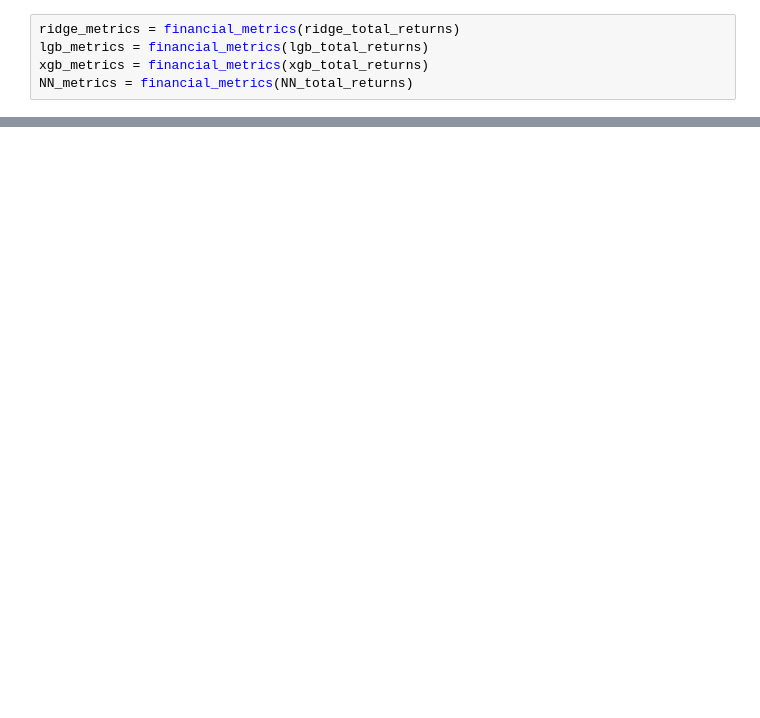
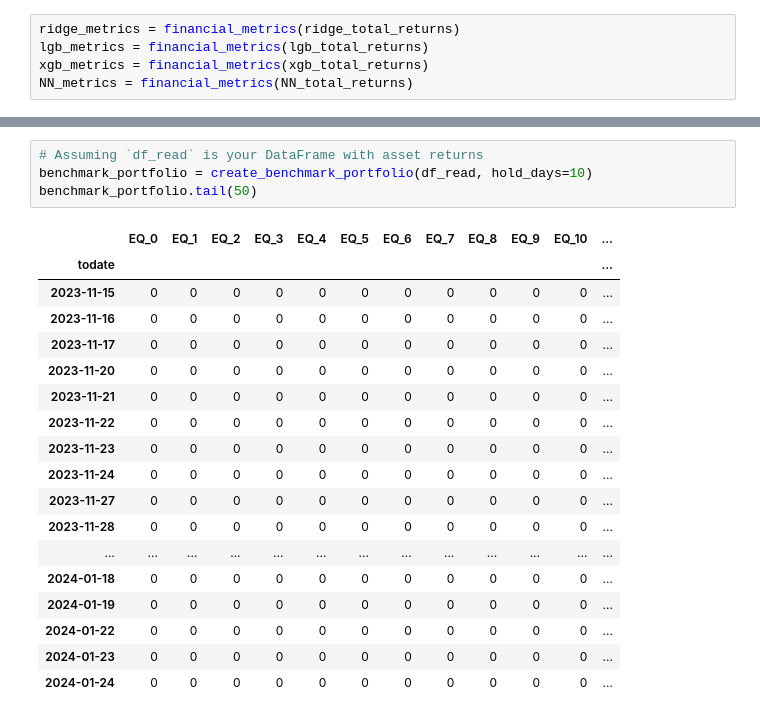
Before and after one commit to OscarAzrak/Master-thesis, a Jupyter notebook: Files/Codes.ipynb, the cells around one changed output, grey strips where cells are left out. Saved outputs shown, nothing was run; the diff lists cells and outputs as text; blank space fills up the shorter version.

Commit message:
börjat med benchmark portf

```diff
--- a/Files/Codes.ipynb
+++ b/Files/Codes.ipynb
@@ -404,0 +400,23 @@ benchmark_weights.tail(1000)
+# %%
+# Assuming `df_read` is your DataFrame with asset returns
+benchmark_portfolio = create_benchmark_portfolio(df_read, hold_days=10)
+benchmark_portfolio.tail(50)
+# %% [output]
+|  | EQ_0 | EQ_1 | EQ_2 | EQ_3 | EQ_4 | EQ_5 | EQ_6 | EQ_7 | EQ_8 | EQ_9 | EQ_10 | ... |
+| todate |  |  |  |  |  |  |  |  |  |  |  | ... |
+| 2023-11-15 | 0 | 0 | 0 | 0 | 0 | 0 | 0 | 0 | 0 | 0 | 0 | ... |
+| 2023-11-16 | 0 | 0 | 0 | 0 | 0 | 0 | 0 | 0 | 0 | 0 | 0 | ... |
+| 2023-11-17 | 0 | 0 | 0 | 0 | 0 | 0 | 0 | 0 | 0 | 0 | 0 | ... |
+| 2023-11-20 | 0 | 0 | 0 | 0 | 0 | 0 | 0 | 0 | 0 | 0 | 0 | ... |
+| 2023-11-21 | 0 | 0 | 0 | 0 | 0 | 0 | 0 | 0 | 0 | 0 | 0 | ... |
+| 2023-11-22 | 0 | 0 | 0 | 0 | 0 | 0 | 0 | 0 | 0 | 0 | 0 | ... |
+| 2023-11-23 | 0 | 0 | 0 | 0 | 0 | 0 | 0 | 0 | 0 | 0 | 0 | ... |
+| 2023-11-24 | 0 | 0 | 0 | 0 | 0 | 0 | 0 | 0 | 0 | 0 | 0 | ... |
+| 2023-11-27 | 0 | 0 | 0 | 0 | 0 | 0 | 0 | 0 | 0 | 0 | 0 | ... |
+| 2023-11-28 | 0 | 0 | 0 | 0 | 0 | 0 | 0 | 0 | 0 | 0 | 0 | ... |
+| ... | ... | ... | ... | ... | ... | ... | ... | ... | ... | ... | ... | ... |
+| 2024-01-18 | 0 | 0 | 0 | 0 | 0 | 0 | 0 | 0 | 0 | 0 | 0 | ... |
+| 2024-01-19 | 0 | 0 | 0 | 0 | 0 | 0 | 0 | 0 | 0 | 0 | 0 | ... |
+| 2024-01-22 | 0 | 0 | 0 | 0 | 0 | 0 | 0 | 0 | 0 | 0 | 0 | ... |
+| 2024-01-23 | 0 | 0 | 0 | 0 | 0 | 0 | 0 | 0 | 0 | 0 | 0 | ... |
+| 2024-01-24 | 0 | 0 | 0 | 0 | 0 | 0 | 0 | 0 | 0 | 0 | 0 | ... |
```
Also changed, not shown: parts of 12 cells of this notebook.
